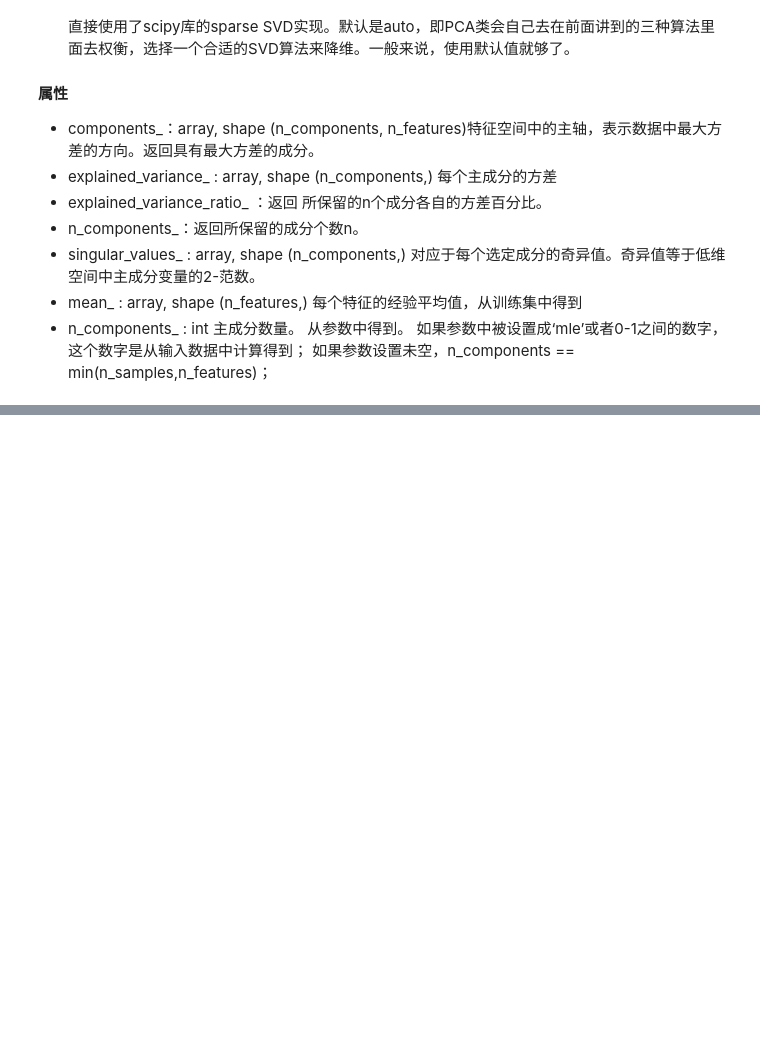
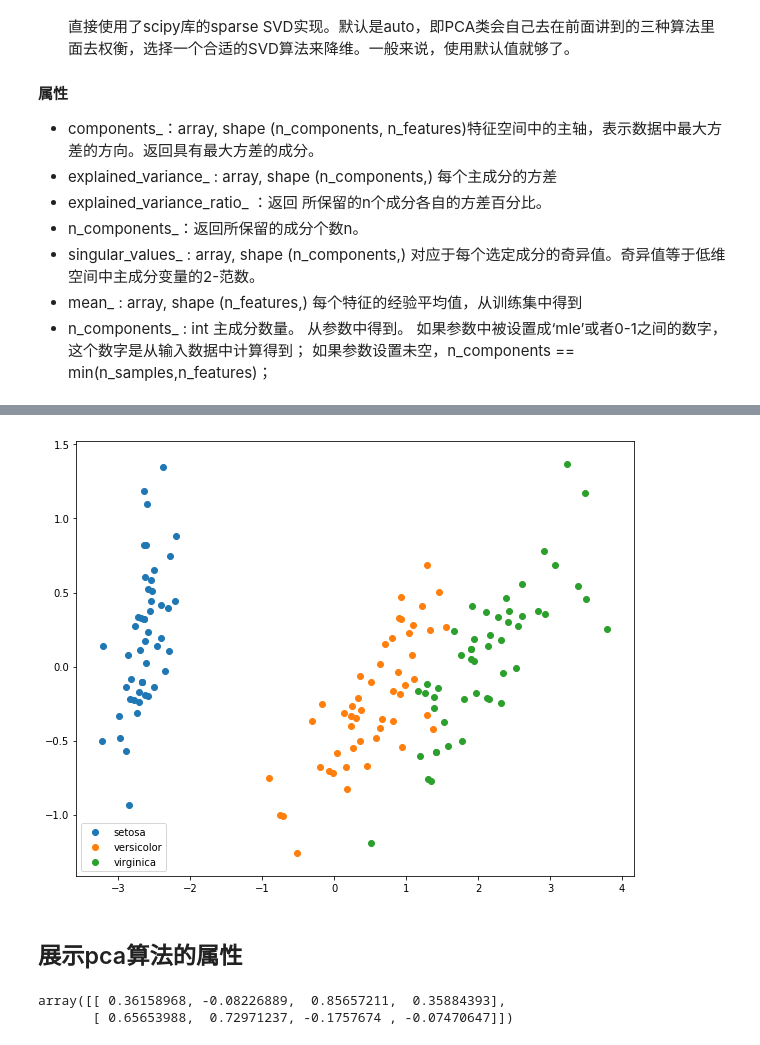
Before and after one commit to Parker-Lyu/ML_BY_Andrew, a Jupyter notebook: PCA 代码.ipynb, the cells around one changed output, grey strips where cells are left out. Saved outputs shown, nothing was run; the diff lists cells and outputs as text; code cells hidden in the pictures; blank space fills up the shorter version.

```diff
--- a/PCA 代码.ipynb
+++ b/PCA 代码.ipynb
@@ -33,0 +40,3 @@ from sklearn.decomposition import PCAA
+# %%
+iris = datasets.load_iris()
+print(iris)
@@ -33,0 +61,7 @@ from sklearn.decomposition import PCAA
+# %%
+X = iris.data
+y = iris.target
+target_names = iris.target_names
+print(X)
+print(y)
+print(target_names)
@@ -33,0 +86,8 @@ from sklearn.decomposition import PCAA
+# %%
+pca = PCA(n_components=2)
+xr = pca.fit(X).transform(X)
+
+print('explained variance ratio(first two components): %s'
+      % str(pca.explained_variance_ratio_))
+
+print(xr)
@@ -33,0 +112,16 @@ from sklearn.decomposition import PCAA
+# %%
+plt.figure(figsize=(10,8))
+for i in range(3):
+    plt.scatter(xr[:,0][y==i],xr[:,1][y==i],label=target_names[i])
+plt.legend(loc='best')
+plt.show()
+# %% [output]
+[figure, added]
+# %% [markdown]
+## 展示pca算法的属性
+# %%
+# 主成分向量
+pca.components_
+# %% [output]
+array([[ 0.36158968, -0.08226889,  0.85657211,  0.35884393],
+       [ 0.65653988,  0.72971237, -0.1757674 , -0.07470647]])
```
Also changed, not shown: parts of 28 cells of this notebook.
